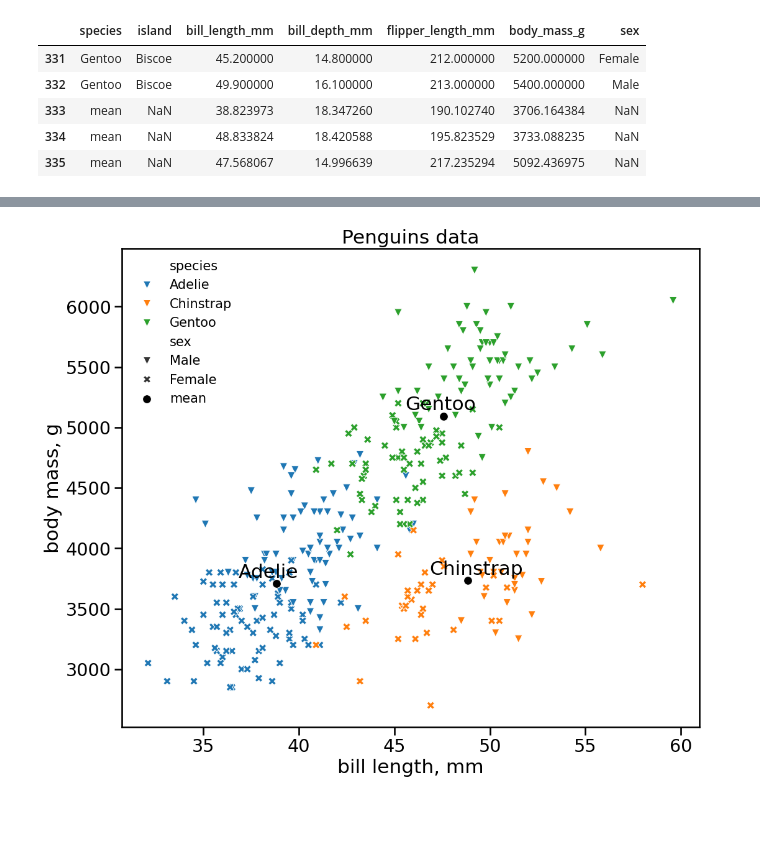
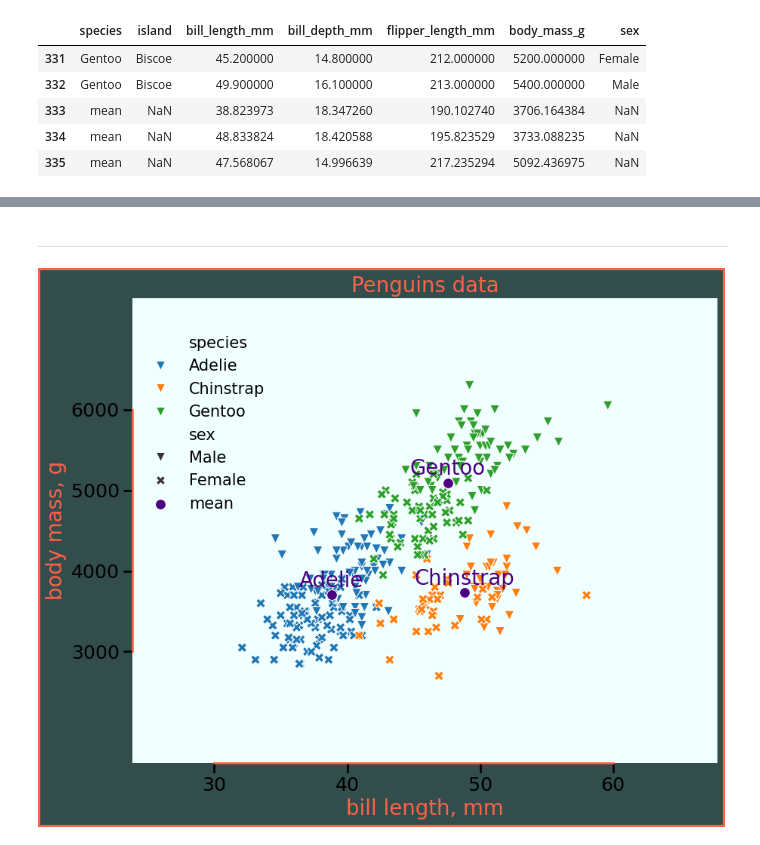
Before and after one commit to vitalns/scatterplot, a Jupyter notebook: scatterplot.ipynb, the cells around one changed output, grey strips where cells are left out. Drawn from its saved outputs; the diff is of its cells as text; code cells hidden in the pictures; blank space fills up the shorter version.

```diff
--- a/scatterplot.ipynb
+++ b/scatterplot.ipynb
@@ -61,35 +132,70 @@ data_all.tail()
+# %% [markdown]
+___
 # %%
-# Построим диаграмму рассеяния пары признаков (bill_length_mm, body_mass_g)
+# Построим диаграмму рассеяния пары признаков (bill_length_mm, body_mass_g), используя searborn.
 
-plt.figure(figsize=(12,10))
+# # Изменим глобальные настройки для всех графиков.
+# sns.set_context(context='talk', font_scale=1.3, rc=params_2)  # В контекстном месенджере не работает
+# sns.set_style(style='darkgrid', rc=None)
+# sns.set_theme(context='talk', style='darkgrid', font_scale=1.3, rc=params_2)  # аналог sns.set()
+
 # Используем контекстный менеджер для локального изменения глобальных настроек (для данной диаграммы),
 # в данном случае увеличили размер шрифта всех подписей и отдельно задали размер шрифта на легенде.
-with sns.plotting_context("talk",font_scale=1.25, rc={'legend.fontsize': 15}):
-    sns.scatterplot(x="bill_length_mm", y="body_mass_g",
+with sns.plotting_context(context="talk", font_scale=1.1, rc={'legend.fontsize': 15}):  # sns.plotting_context принимает не все rc-параметры, только настройки размера текста.
+  # Настройка области построения
+  fig, ax = plt.subplots(figsize=(10,8), facecolor=(.2,.3,.3),
+                         edgecolor='tomato', linewidth=3)  # Рамочка вокруг по умолчанию имеет нулеву толщину, задали linewidth=2.
+  # fig.set_facecolor((.2,.3,.3)), fig.set_edgecolor('tomato')
+  ax.set_facecolor('azure')
+
+  # Строим диаграммы
+  sns.scatterplot(x="bill_length_mm", y="body_mass_g",
                     data=penguins,
                     hue='species',
                     style='sex',
                     markers={'Female':'X', 'Male':'v'}
                     )
-    sns.scatterplot(x="bill_length_mm", y="body_mass_g",
+  sns.scatterplot(x="bill_length_mm", y="body_mass_g",
                     data=avg_data,
                     # style='mean',
                     s=100, marker='o',
-                    color='black', #['steelblue','darkorange','g'],
+                    c='indigo',
                     label='mean'
                     )
 
-    # Зададим подписи к средним значениям используя лямбда функцию.
-    avg_data.apply(lambda x: plt.annotate(x.species, xy=(x.loc['bill_length_mm']-2,
-                                                         x.loc['body_mass_g']+50)), axis=1)
-    # # Подписи к средним значениям можно задать вручную.
-    # plt.annotate('mean',
-    #              xy=(avg_data.loc[0,'bill_length_mm']-2, avg_data.loc[0,'body_mass_g']+50),
-    #              color='royalblue')
+  # Зададим подписи к средним значениям используя лямбда функцию.
+  avg_data.apply(lambda x: ax.annotate(x.species, xy=(x.loc['bill_length_mm'],
+                                        x.loc['body_mass_g']+100), ha='center', c='indigo'), axis=1)
+  # # Подписи к средним значениям можно задать вручную.
+  # plt.annotate('mean', xy=(avg_data.loc[0,'bill_length_mm']-2, avg_data.loc[0,'body_mass_g']+50), color='royalblue')
 
-    plt.xlabel("bill length, mm")
-    plt.ylabel("body mass, g")
-    plt.title("Penguins data")
-    plt.legend(frameon=False)  # Убрали контур у легенды.
+  ax.set_title("Penguins data", color='tomato')  # Можно использовать plt.title()
+  ax.set_xlabel("bill length, mm", color='tomato')  # Можно использовать plt.xlabel()
+  ax.set_ylabel("body mass, g", color='tomato')  # Можно использовать plt.ylabel()
+  ax.legend(frameon=False, bbox_to_anchor=(.25, .95))
+
+  # Регулируем отступ точек от осей
+  ax.set_xmargin(0.3)
+  ax.set_ymargin(0.3)
+  # ax.set_xlim([25, 65])  # получить значения пределов ax.get_xlim() (атрибут класса sns.objects.Plot.limit).
+  # ax.set_ylim([2000, 7000])
+
+  # Настроим шкалу
+  ax.set_xticks(ticks=np.arange(30, 70, 10), labels=np.arange(30, 70, 10),
+                # color='tomato' # Меняет цвет только подписей, не шкалы
+                )
+  # ax.set_xticklabels(ax.get_xticklabels())
+  ax.set_yticks(np.arange(3000, 7000, 1000), np.arange(3000, 7000, 1000))
+  # ax.tick_params(length=5, colors='tomato')  # colors='tomato' меняет цвет и шкалы и подписей, color - только шкалы.
+
+  # Настроим оси
+  ax.spines.left.set_color('tomato')
+  ax.spines.left.set_bounds(3000, 6000)
+  ax.spines.bottom.set_color('tomato')
+  ax.spines.bottom.set_bounds(30, 60)
+  sns.despine()  # Тот же результат ax.spines[['right', 'top']].set_visible(False) или ax.spines.right.set_visible(False) and ax.spines.top.set_visible(False)
+
+  plt.show()
+  plt.close()
 # %% [output]
-[figure, old version]
+[figure, new version]
```
Also changed, not shown: parts of 8 cells of this notebook.
